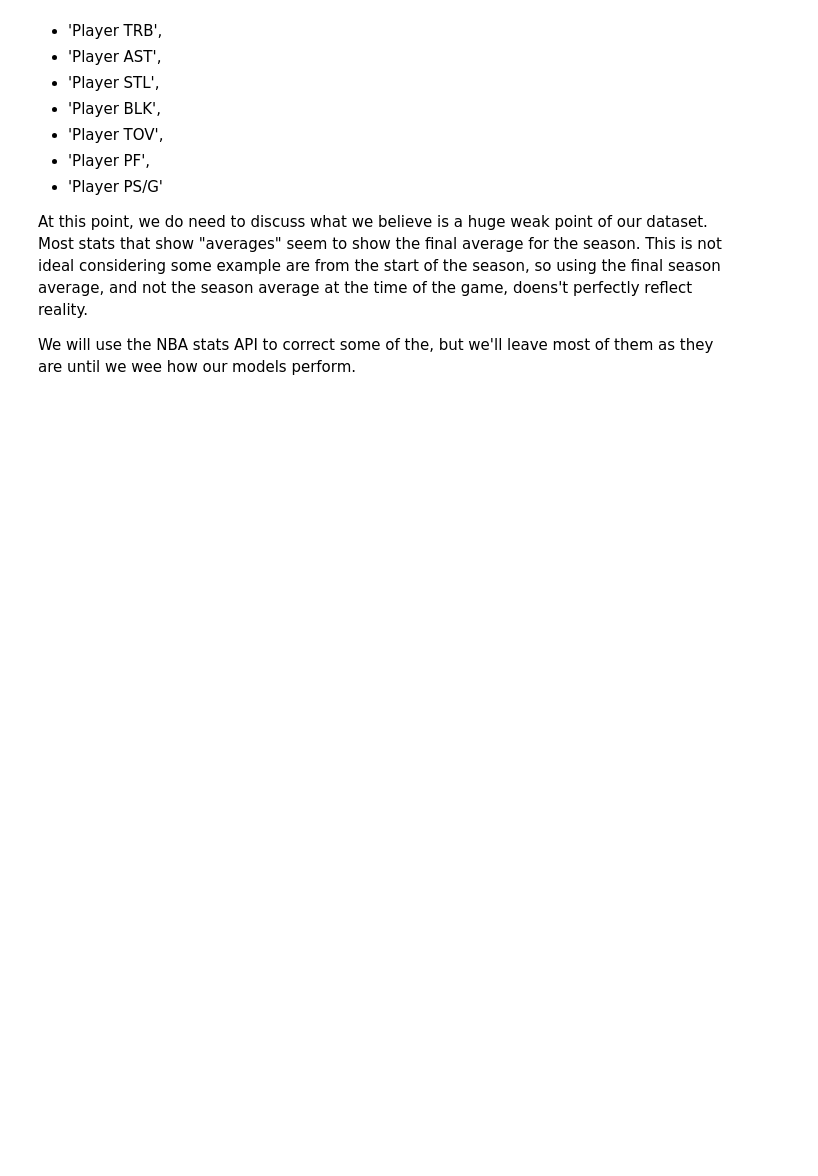
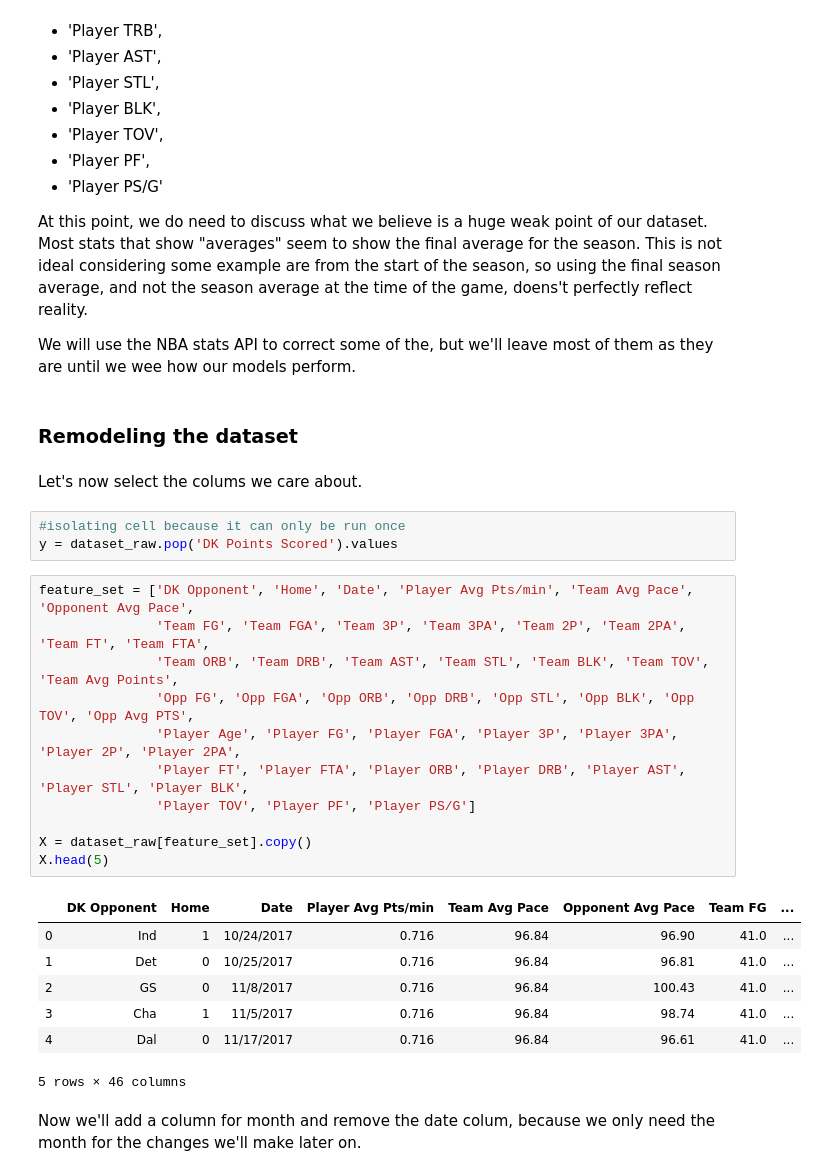
Before and after one commit to WalidBounouar/CSI4506-Project, a Jupyter notebook: Prediction_of_NBA_fantasy_scores.ipynb, the cells around one changed output. Drawn from its saved outputs; the diff is of its cells as text; blank space fills up the shorter version.

```diff
--- a/Prediction_of_NBA_fantasy_scores.ipynb
+++ b/Prediction_of_NBA_fantasy_scores.ipynb
@@ -162,3 +162,31 @@ Let's discuss which columns we'll keep and which we'll drop:
 At this point, we do need to discuss what we believe is a huge weak point of our dataset. Most stats that show "averages" seem to show the final average for the season. This is not ideal considering some example are from the start of the season, so using the final season average, and not the season average at the time of the game, doens't perfectly reflect reality.
 
 We will use the NBA stats API to correct some of the, but we'll leave most of them as they are until we wee how our models perform.
+# %% [markdown]
+### Remodeling the dataset
+# %% [markdown]
+Let's now select the colums we care about.
+# %%
+#isolating cell because it can only be run once
+y = dataset_raw.pop('DK Points Scored').values
+# %%
+feature_set = ['DK Opponent', 'Home', 'Date', 'Player Avg Pts/min', 'Team Avg Pace', 'Opponent Avg Pace',
+               'Team FG', 'Team FGA', 'Team 3P', 'Team 3PA', 'Team 2P', 'Team 2PA', 'Team FT', 'Team FTA',
+               'Team ORB', 'Team DRB', 'Team AST', 'Team STL', 'Team BLK', 'Team TOV', 'Team Avg Points',
+               'Opp FG', 'Opp FGA', 'Opp ORB', 'Opp DRB', 'Opp STL', 'Opp BLK', 'Opp TOV', 'Opp Avg PTS',
+               'Player Age', 'Player FG', 'Player FGA', 'Player 3P', 'Player 3PA', 'Player 2P', 'Player 2PA',
+               'Player FT', 'Player FTA', 'Player ORB', 'Player DRB', 'Player AST', 'Player STL', 'Player BLK',
+               'Player TOV', 'Player PF', 'Player PS/G']
+
+X = dataset_raw[feature_set].copy()
+X.head(5)
+# %% [output]
+|  | DK Opponent | Home | Date | Player Avg Pts/min | Team Avg Pace | Opponent Avg Pace | Team FG | ... |
+| 0 | Ind | 1 | 10/24/2017 | 0.716 | 96.84 | 96.90 | 41.0 | ... |
+| 1 | Det | 0 | 10/25/2017 | 0.716 | 96.84 | 96.81 | 41.0 | ... |
+| 2 | GS | 0 | 11/8/2017 | 0.716 | 96.84 | 100.43 | 41.0 | ... |
+| 3 | Cha | 1 | 11/5/2017 | 0.716 | 96.84 | 98.74 | 41.0 | ... |
+| 4 | Dal | 0 | 11/17/2017 | 0.716 | 96.84 | 96.61 | 41.0 | ... |
+5 rows × 46 columns
+# %% [markdown]
+Now we'll add a column for month and remove the date colum, because we only need the month for the changes we'll make later on.
```
Also changed, not shown: parts of 7 cells of this notebook.
